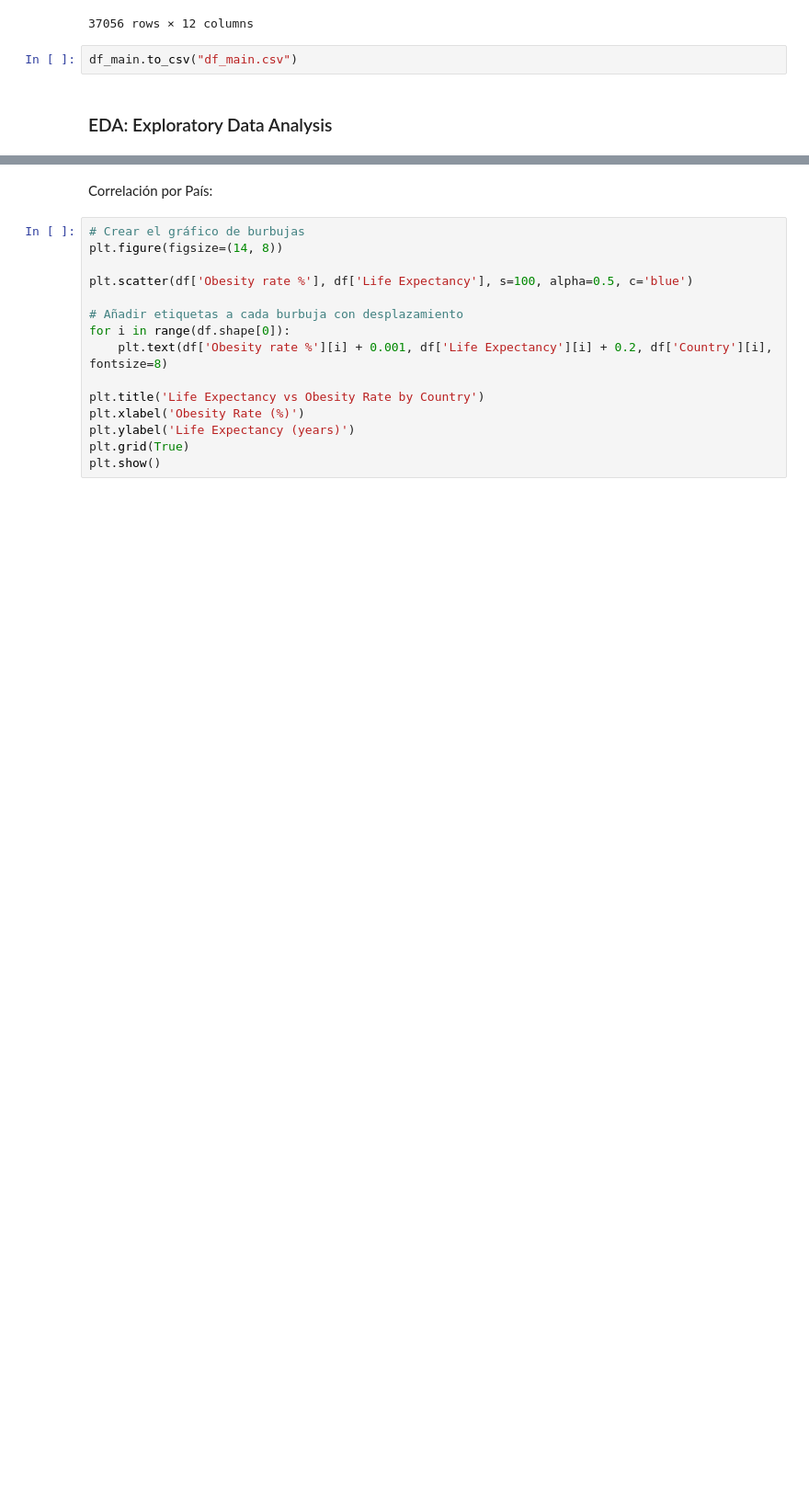
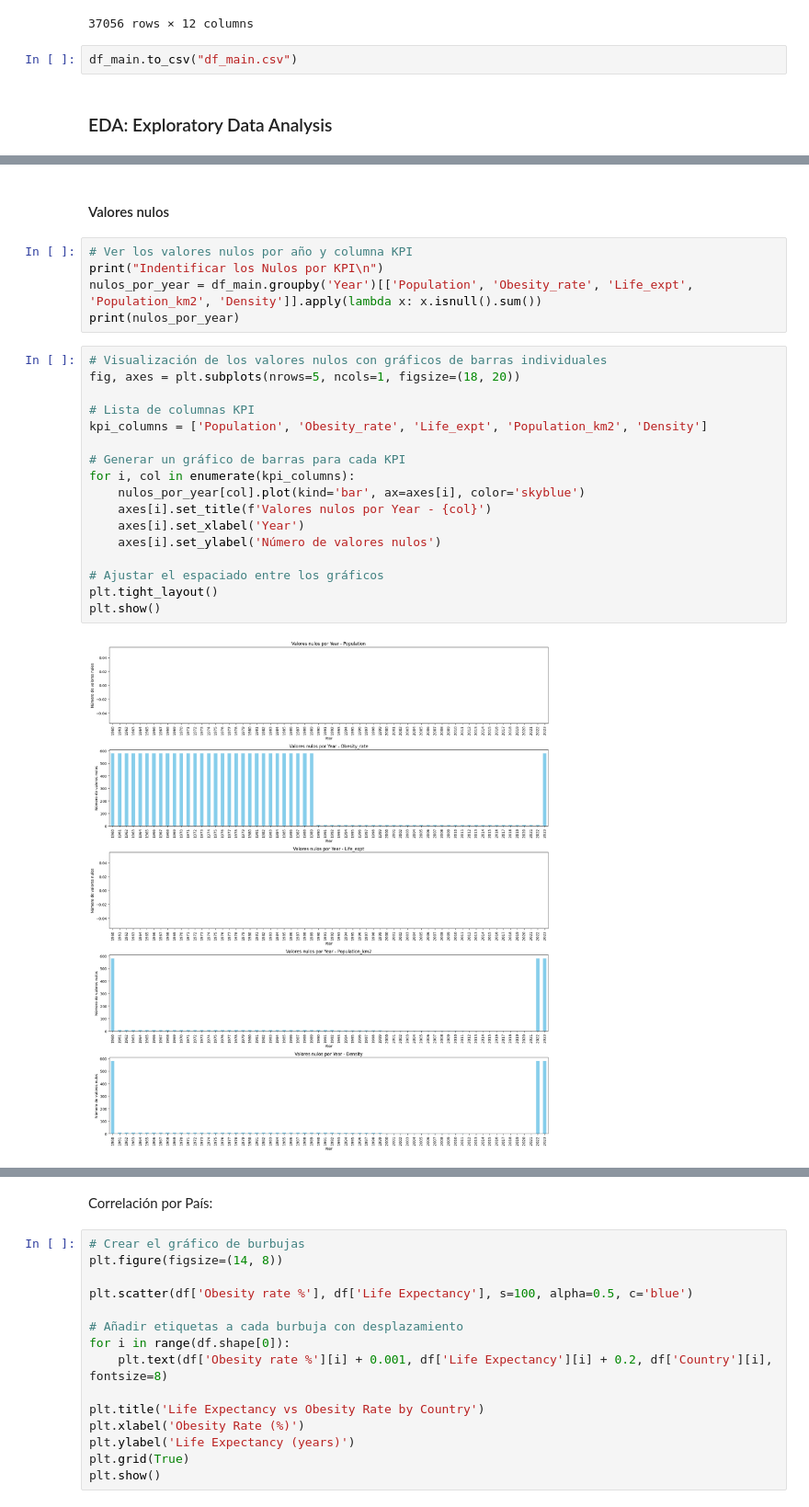
Before and after one commit to MouraAnalyst/EDA_Corr_tranning, a Jupyter notebook: EspVida_vs_Obesid.ipynb, the cells around one changed output, grey strips where cells are left out. Shown at 92% size. Saved outputs shown, nothing was run; the diff lists cells and outputs as text; blank space fills up the shorter version.

```diff
--- a/EspVida_vs_Obesid.ipynb
+++ b/EspVida_vs_Obesid.ipynb
@@ -486,0 +542,26 @@ df_main.to_csv("df_main.csv")
+# %% [markdown]
+#### Valores nulos
+# %%
+# Ver los valores nulos por año y columna KPI
+print("Indentificar los Nulos por KPI\n")
+nulos_por_year = df_main.groupby('Year')[['Population', 'Obesity_rate', 'Life_expt', 'Population_km2', 'Density']].apply(lambda x: x.isnull().sum())
+print(nulos_por_year)
+# %%
+# Visualización de los valores nulos con gráficos de barras individuales
+fig, axes = plt.subplots(nrows=5, ncols=1, figsize=(18, 20))
+
+# Lista de columnas KPI
+kpi_columns = ['Population', 'Obesity_rate', 'Life_expt', 'Population_km2', 'Density']
+
+# Generar un gráfico de barras para cada KPI
+for i, col in enumerate(kpi_columns):
+    nulos_por_year[col].plot(kind='bar', ax=axes[i], color='skyblue')
+    axes[i].set_title(f'Valores nulos por Year - {col}')
+    axes[i].set_xlabel('Year')
+    axes[i].set_ylabel('Número de valores nulos')
+
+# Ajustar el espaciado entre los gráficos
+plt.tight_layout()
+plt.show()
+# %% [output]
+[figure, added]
```
Also changed, not shown: parts of 32 cells of this notebook, 3 other files.
